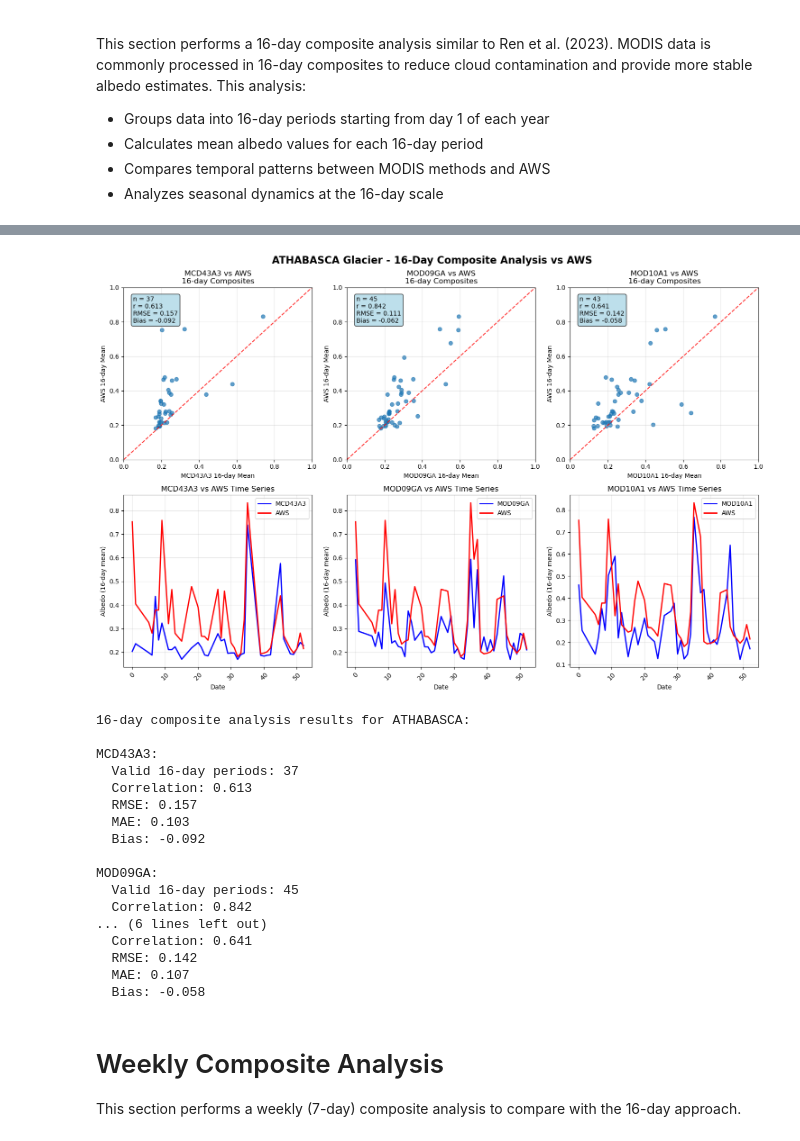
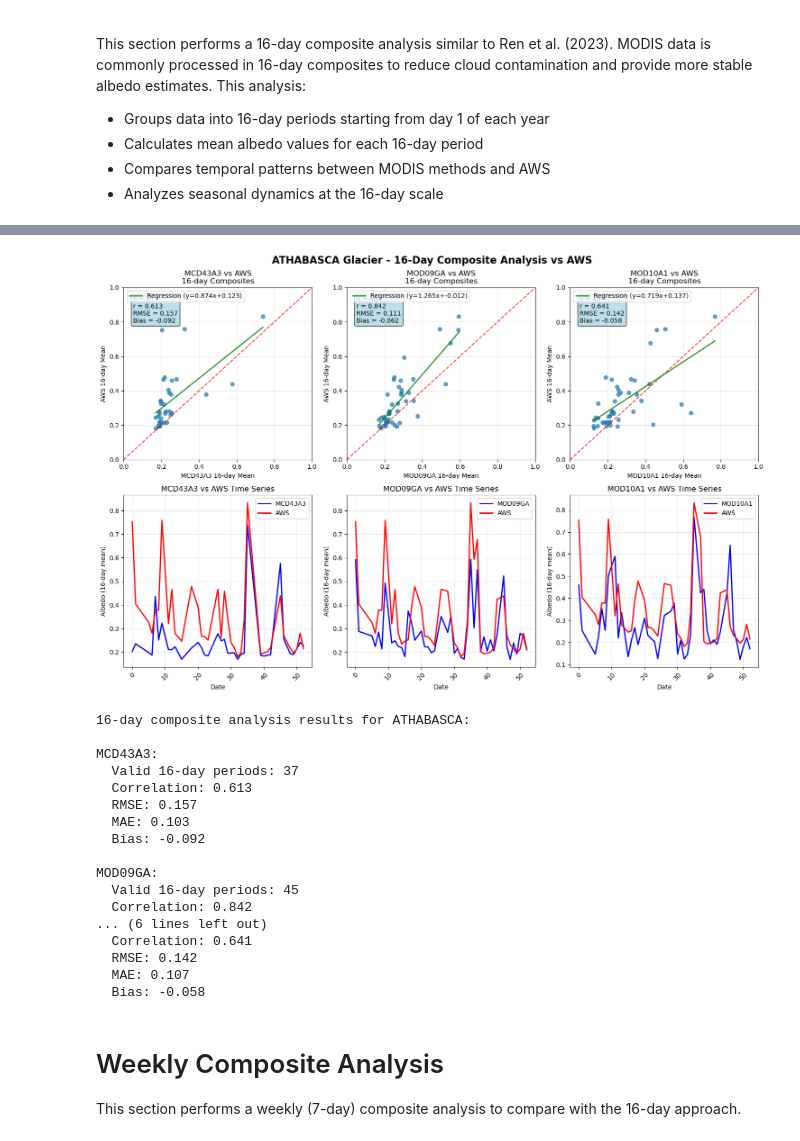
Before and after one commit to tofunori/athabasca_analysis, a Jupyter notebook: compare_albedo.ipynb, the cells around one changed output, grey strips where cells are left out. Cells and saved outputs as stored; diff of their text form; code cells hidden in the pictures.

```diff
--- a/compare_albedo.ipynb
+++ b/compare_albedo.ipynb
@@ -358,8 +358,12 @@ for i, method in enumerate(['MCD43A3', 'MOD09GA']):
             mae = np.mean(np.abs(overall_valid[method] - overall_valid['AWS']))
             bias = np.mean(overall_valid[method] - overall_valid['AWS'])
             n_total = len(overall_valid)
+
+            # Calculate regression line
+            slope, intercept, r_value, p_value, std_err = scipy_stats.linregress(overall_valid[method], overall_valid['AWS'])
         else:
             r, p, rmse, mae, bias, n_total = 0, 1, 0, 0, 0, 0
+            slope, intercept = 0, 0
 
         # Plot all data points colored by season
         for month, color in zip(unique_months, colors):
@@ -373,6 +377,13 @@ for i, method in enumerate(['MCD43A3', 'MOD09GA']):
                     ax.scatter(valid_data[method], valid_data['AWS'],
                              c=[color], alpha=0.6, s=30,
                              label=month_label)
+
+        # Add regression line
+        if len(overall_valid) > 1:
+            x_range = np.linspace(overall_valid[method].min(), overall_valid[method].max(), 100)
+            y_pred = slope * x_range + intercept
+            ax.plot(x_range, y_pred, 'g-', linewidth=2, alpha=0.8,
+                   label=f'Regression (y={slope:.3f}x+{intercept:.3f})')
 
         ax.plot([0, 1], [0, 1], 'r--', alpha=0.8, label='1:1 line')
         ax.set_xlim(0, 1)
@@ -402,8 +413,12 @@ if 'MOD10A1' in merged.columns:
         mae = np.mean(np.abs(overall_valid['MOD10A1'] - overall_valid['AWS']))
         bias = np.mean(overall_valid['MOD10A1'] - overall_valid['AWS'])
         n_total = len(overall_valid)
+
+        # Calculate regression line
+        slope, intercept, r_value, p_value, std_err = scipy_stats.linregress(overall_valid['MOD10A1'], overall_valid['AWS'])
     else:
         r, p, rmse, mae, bias, n_total = 0, 1, 0, 0, 0, 0
+        slope, intercept = 0, 0
 
     # Plot all data points colored by season
     for month, color in zip(unique_months, colors):
@@ -417,6 +432,13 @@ if 'MOD10A1' in merged.columns:
                 ax.scatter(valid_data['MOD10A1'], valid_data['AWS'],
                          c=[color], alpha=0.6, s=30,
                          label=month_label)
+
+    # Add regression line
+    if len(overall_valid) > 1:
+        x_range = np.linspace(overall_valid['MOD10A1'].min(), overall_valid['MOD10A1'].max(), 100)
+        y_pred = slope * x_range + intercept
+        ax.plot(x_range, y_pred, 'g-', linewidth=2, alpha=0.8,
+               label=f'Regression (y={slope:.3f}x+{intercept:.3f})')
 
     ax.plot([0, 1], [0, 1], 'r--', alpha=0.8, label='1:1 line')
     ax.set_xlim(0, 1)
@@ -670,12 +746,23 @@ for i, (method, stats_dict) in enumerate(composite_stats.items()):
         ax1 = axes[0, i]
         ax1.scatter(data[method_col], data[aws_col], alpha=0.7)
         ax1.plot([0, 1], [0, 1], 'r--', alpha=0.8)
+
+        # Add regression line
+        x = data[method_col]
+        y = data[aws_col]
+        slope = stats_dict['slope']
+        intercept = stats_dict['intercept']
+        x_range = np.linspace(x.min(), x.max(), 100)
+        y_pred = slope * x_range + intercept
+        ax1.plot(x_range, y_pred, 'g-', linewidth=2, alpha=0.8, label=f'Regression (y={slope:.3f}x+{intercept:.3f})')
+
         ax1.set_xlim(0, 1)
         ax1.set_ylim(0, 1)
         ax1.set_xlabel(f'{method} 16-day Mean')
         ax1.set_ylabel('AWS 16-day Mean')
         ax1.set_title(f'{method} vs AWS\n16-day Composites')
         ax1.grid(True, alpha=0.3)
+        ax1.legend(loc='upper left')
 
         # Statistics text
         stats_text = (f"n = {stats_dict['n_periods']}\n"
@@ -690,34 +777,34 @@ for i, (method, stats_dict) in enumerate(composite_stats.items()):
         ax2.plot(data.index, data[method_col], 'b-', label=f'{method}', linewidth=2)
         ax2.plot(data.index, data[aws_col], 'r-', label='AWS', linewidth=2)
         ax2.set_xlabel('Date')
         ax2.set_ylabel('Albedo (16-day mean)')
         ax2.set_title(f'{method} vs AWS Time Series')
         ax2.legend()
         ax2.grid(True, alpha=0.3)
         ax2.tick_params(axis='x', rotation=45)
     else:
         axes[0, i].text(0.5, 0.5, f'No valid data\nfor {method}',
                        ha='center', va='center', transform=axes[0, i].transAxes)
         axes[1, i].text(0.5, 0.5, f'No valid data\nfor {method}',
                        ha='center', va='center', transform=axes[1, i].transAxes)
 
 plt.tight_layout()
 plt.savefig(out('16day_composite_analysis.png'), dpi=300, bbox_inches='tight')
 plt.show()
 
 print(f"\n16-day composite analysis results for {GLACIER.upper()}:")
 for method, stats_dict in composite_stats.items():
     if stats_dict['n_periods'] > 0:
         print(f"\n{method}:")
         print(f"  Valid 16-day periods: {stats_dict['n_periods']}")
         print(f"  Correlation: {stats_dict['r']:.3f}")
         print(f"  RMSE: {stats_dict['rmse']:.3f}")
         print(f"  MAE: {stats_dict['mae']:.3f}")
         print(f"  Bias: {stats_dict['bias']:.3f}")
     else:
         print(f"\n{method}: No valid data for 16-day composite analysis")
 # %% [output]
-[figure, old version]
+[figure, new version]
 16-day composite analysis results for ATHABASCA:
 
 MCD43A3:
```
Also changed, not shown: parts of 23 cells of this notebook, 4 other files.
